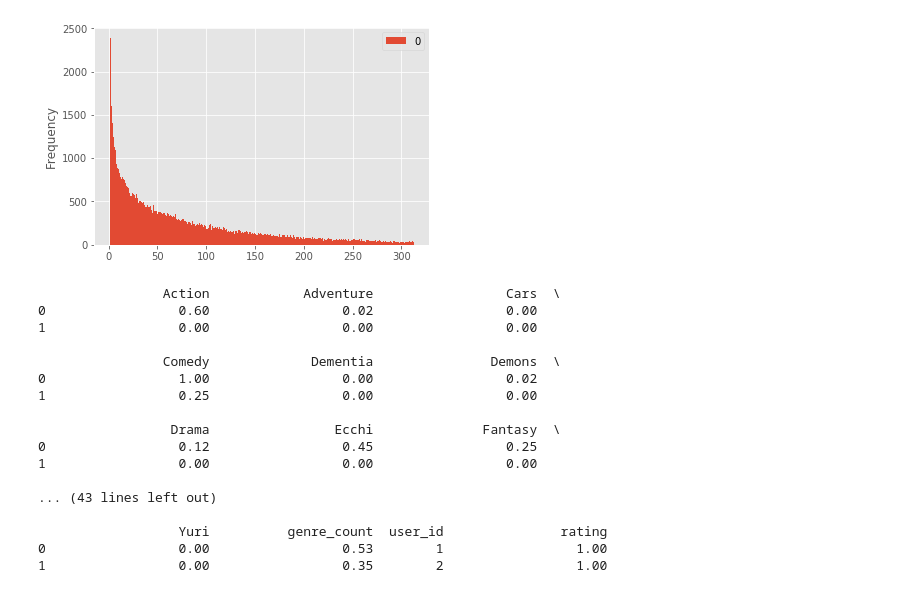
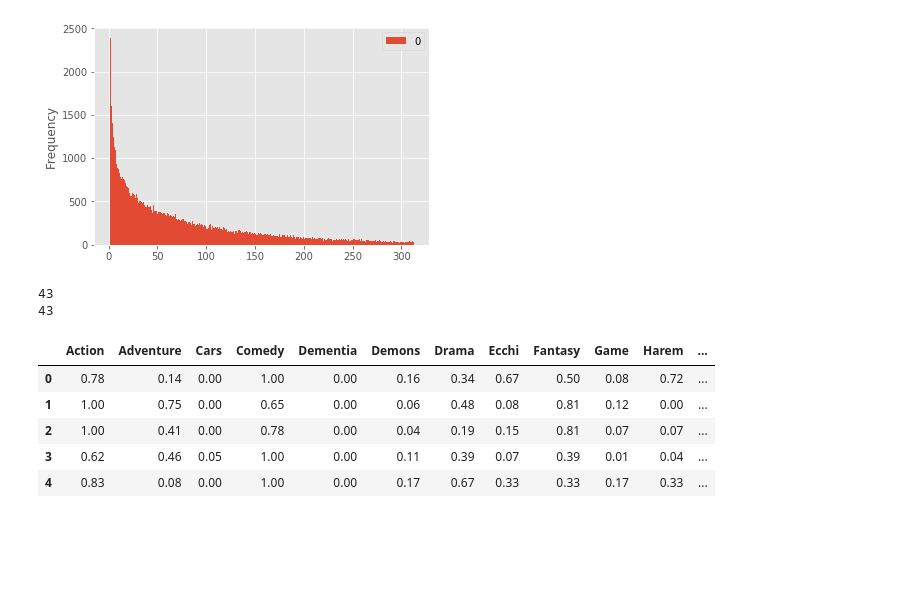
Before and after one commit to micksi/datamining_exam, a Jupyter notebook: Descriptive Statistics.ipynb, the cells around one changed output. Saved outputs shown, nothing was run; the diff lists cells and outputs as text; code cells hidden in the pictures; blank space fills up the shorter version.

```diff
--- a/Descriptive Statistics.ipynb
+++ b/Descriptive Statistics.ipynb
@@ -19,6 +20,7 @@ data_anime = pd.io.parsers.read_csv('raw/anime.csv')
 
 train_rating = pd.io.parsers.read_csv('omer/rating_train.csv')
 test_rating = pd.io.parsers.read_csv('omer/rating_test.csv')
+final_profiles = pd.io.parsers.read_csv('raw/user_profiles_final.csv')
 
 print "Animes: "
 print data_anime.describe()
@@ -218,24 +240,18 @@ def get_n_closest_users(user_profile, n):
 # %%
 profile1 = get_user_profile(1, train_rating, data_anime)
 profile2 = get_user_profile(2, train_rating, data_anime)
 
 profiles = pd.DataFrame.append(profile1,profile2)
-print normalize(profiles)
+# print normalize(profiles)
+
+final_normalized = normalize_prof_from_file(final_profiles)
+final_normalized.head(5)
 # %% [output]
-                Action            Adventure                 Cars  \
-0                 0.60                 0.02                 0.00
-1                 0.00                 0.00                 0.00
-
-                Comedy             Dementia               Demons  \
-0                 1.00                 0.00                 0.02
-1                 0.25                 0.00                 0.00
-
-                 Drama                Ecchi              Fantasy  \
-0                 0.12                 0.45                 0.25
-1                 0.00                 0.00                 0.00
-
-... (43 lines left out)
-
-                  Yuri          genre_count  user_id               rating
-0                 0.00                 0.53        1                 1.00
-1                 0.00                 0.35        2                 1.00
+43
+43
+|  | Action | Adventure | Cars | Comedy | Dementia | Demons | Drama | Ecchi | Fantasy | Game | Harem | ... |
+| 0 | 0.78 | 0.14 | 0.00 | 1.00 | 0.00 | 0.16 | 0.34 | 0.67 | 0.50 | 0.08 | 0.72 | ... |
+| 1 | 1.00 | 0.75 | 0.00 | 0.65 | 0.00 | 0.06 | 0.48 | 0.08 | 0.81 | 0.12 | 0.00 | ... |
+| 2 | 1.00 | 0.41 | 0.00 | 0.78 | 0.00 | 0.04 | 0.19 | 0.15 | 0.81 | 0.07 | 0.07 | ... |
+| 3 | 0.62 | 0.46 | 0.05 | 1.00 | 0.00 | 0.11 | 0.39 | 0.07 | 0.39 | 0.01 | 0.04 | ... |
+| 4 | 0.83 | 0.08 | 0.00 | 1.00 | 0.00 | 0.17 | 0.67 | 0.33 | 0.33 | 0.17 | 0.33 | ... |
```
Also changed, not shown: parts of 5 cells of this notebook, 2 other files.
